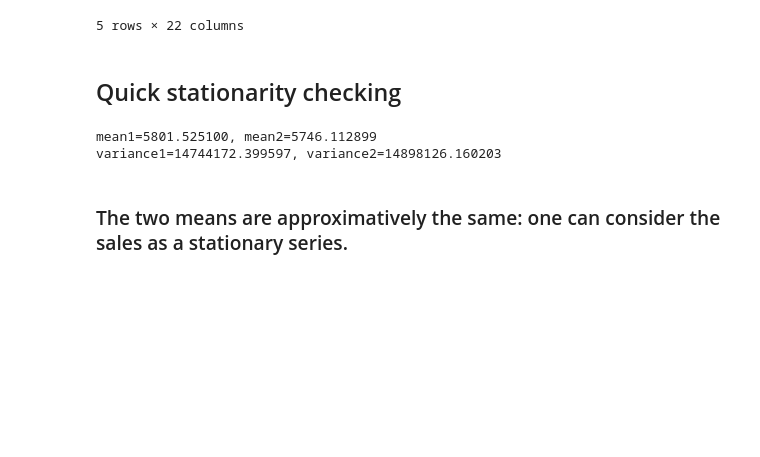
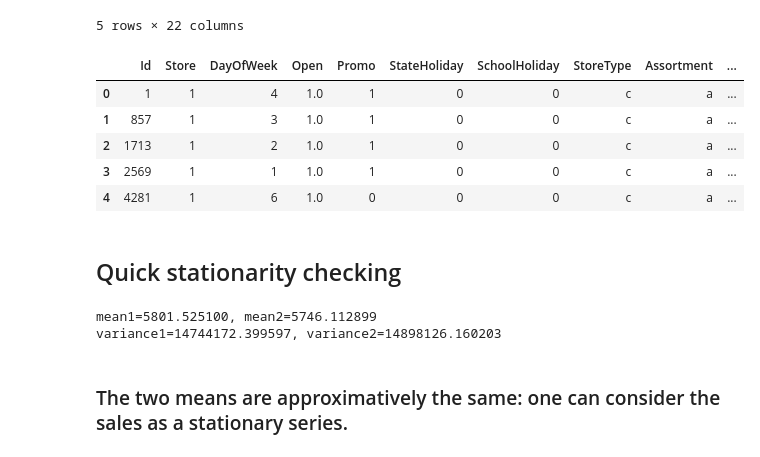
Before and after one commit to Josias-Ounsinli/Pharmaceutical-Sales-Prediction, a Jupyter notebook: notebooks/ts-analysis&preprocessing.ipynb, the cells around one changed output. Saved outputs shown, nothing was run; the diff lists cells and outputs as text; code cells hidden in the pictures; blank space fills up the shorter version.

```diff
--- a/notebooks/ts-analysis&preprocessing.ipynb
+++ b/notebooks/ts-analysis&preprocessing.ipynb
@@ -44,6 +77,15 @@ data.head()
 | 3 | 2015-07-28 | 1 | 2 | 5011 | 560 | 1 | 1 | 0 | 1 | ... |
 | 4 | 2015-07-27 | 1 | 1 | 6102 | 612 | 1 | 1 | 0 | 1 | ... |
 5 rows × 22 columns
+# %%
+test.head()
+# %% [output]
+|  | Id | Store | DayOfWeek | Open | Promo | StateHoliday | SchoolHoliday | StoreType | Assortment | ... |
+| 0 | 1 | 1 | 4 | 1.0 | 1 | 0 | 0 | c | a | ... |
+| 1 | 857 | 1 | 3 | 1.0 | 1 | 0 | 0 | c | a | ... |
+| 2 | 1713 | 1 | 2 | 1.0 | 1 | 0 | 0 | c | a | ... |
+| 3 | 2569 | 1 | 1 | 1.0 | 1 | 0 | 0 | c | a | ... |
+| 4 | 4281 | 1 | 6 | 1.0 | 0 | 0 | 0 | c | a | ... |
 # %% [markdown]
 ## Quick stationarity checking
 # %%
```
Also changed, not shown: parts of 32 cells of this notebook, 6 other files.
